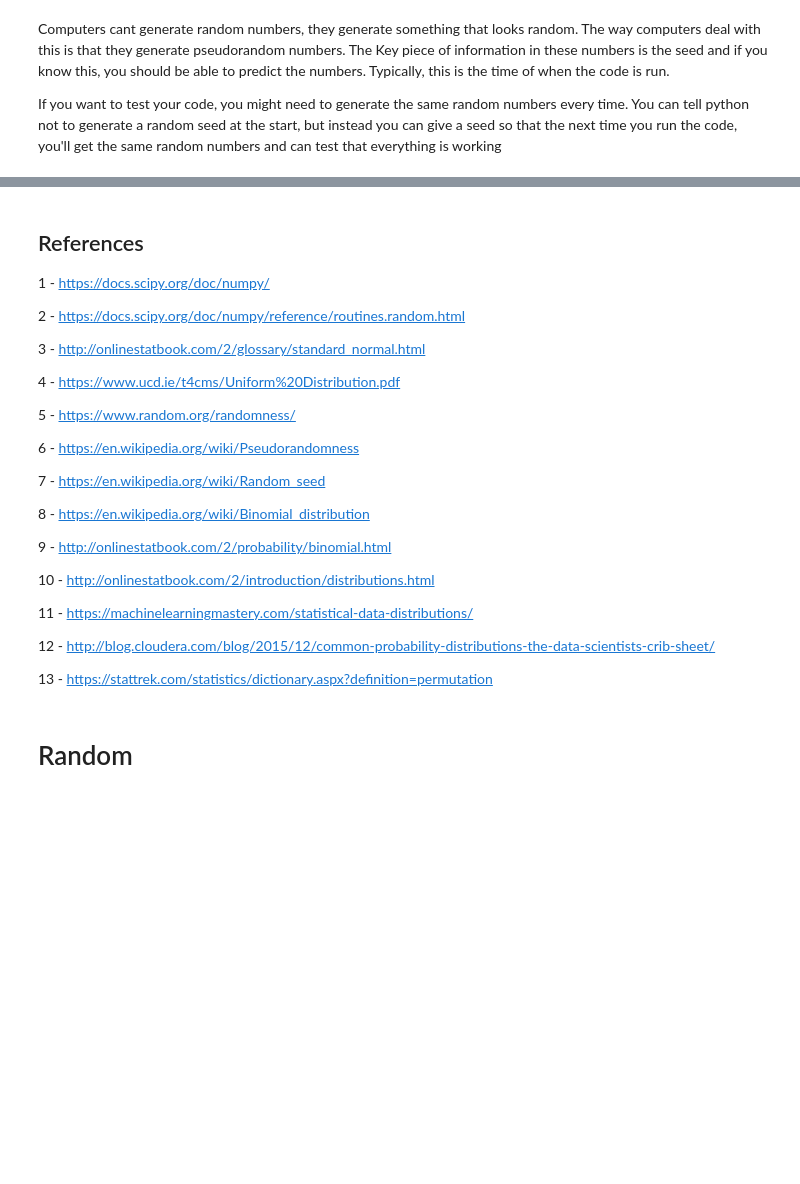
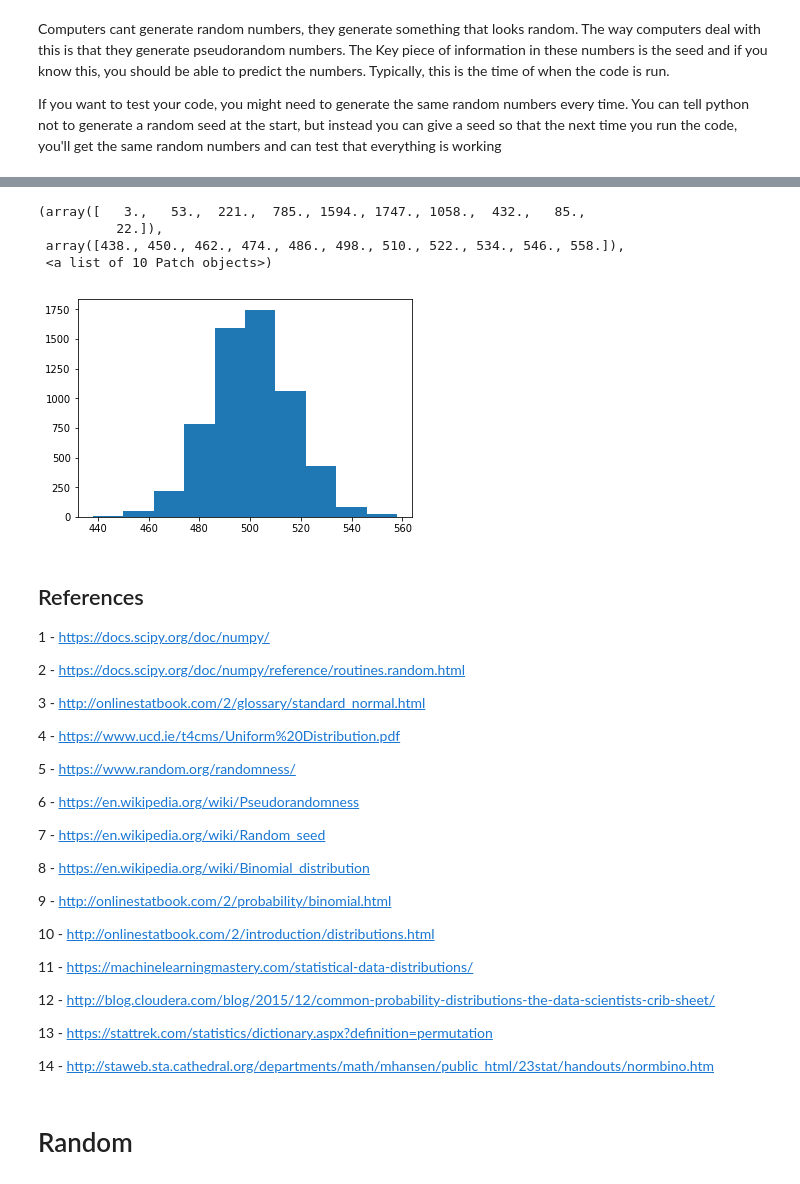
Before and after one commit to davidobrien1/practical-assignments, a Jupyter notebook: numpy-random.ipynb, the cells around one changed output, grey strips where cells are left out. Cells and saved outputs as stored; diff of their text form; code cells hidden in the pictures; blank space fills up the shorter version.

Commit message:
added more detail to numpy.random

```diff
--- a/numpy-random.ipynb
+++ b/numpy-random.ipynb
@@ -195,3 +184,14 @@ plt.hist(x)
+# %%
+# generate random data in the binomial distribution
+n, p = 1000, .5  # number of coin tosses, probability of heads or tails showing
+s = np.random.binomial(n, p, 6000) # 5 trials carried out
+plt.hist(s)
+# %% [output]
+(array([   3.,   53.,  221.,  785., 1594., 1747., 1058.,  432.,   85.,
+          22.]),
+ array([438., 450., 462., 474., 486., 498., 510., 522., 534., 546., 558.]),
+ <a list of 10 Patch objects>)
+[figure, added]
 # %% [markdown]
 ## References
 1 - https://docs.scipy.org/doc/numpy/
@@ -219,6 +219,8 @@ plt.hist(x)
 12 - http://blog.cloudera.com/blog/2015/12/common-probability-distributions-the-data-scientists-crib-sheet/
 
 13 - https://stattrek.com/statistics/dictionary.aspx?definition=permutation
+
+14 - http://staweb.sta.cathedral.org/departments/math/mhansen/public_html/23stat/handouts/normbino.htm
 # %% [markdown]
 # Random
 # %% [markdown]
```
Also changed, not shown: parts of 15 cells of this notebook.
